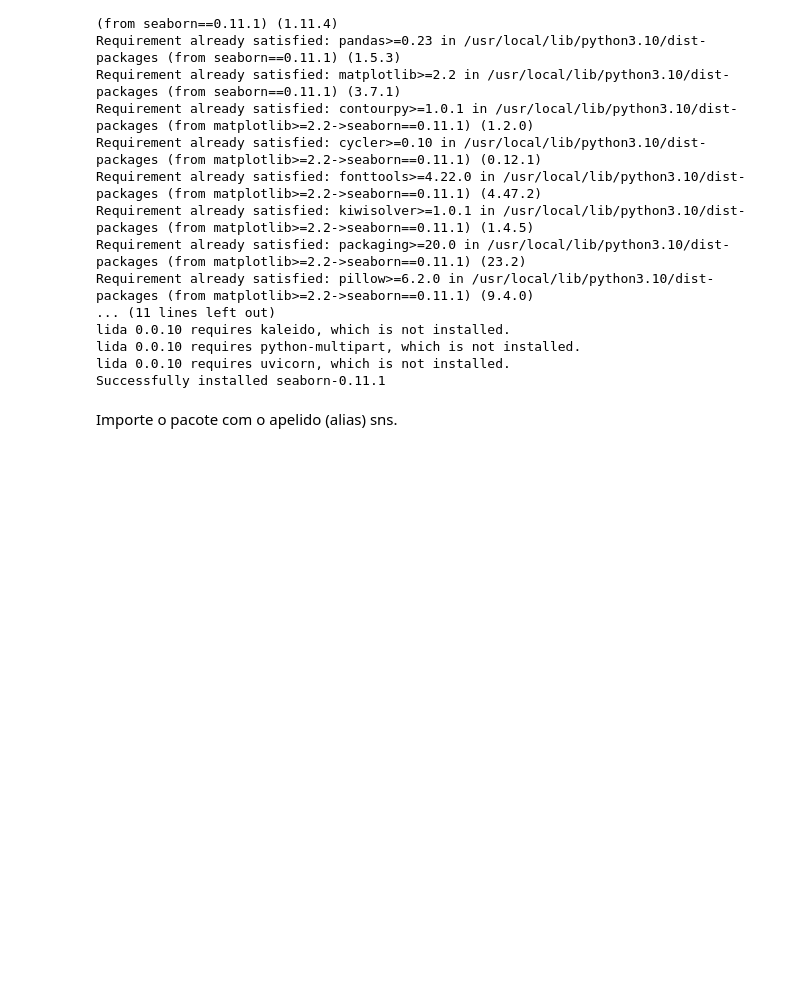
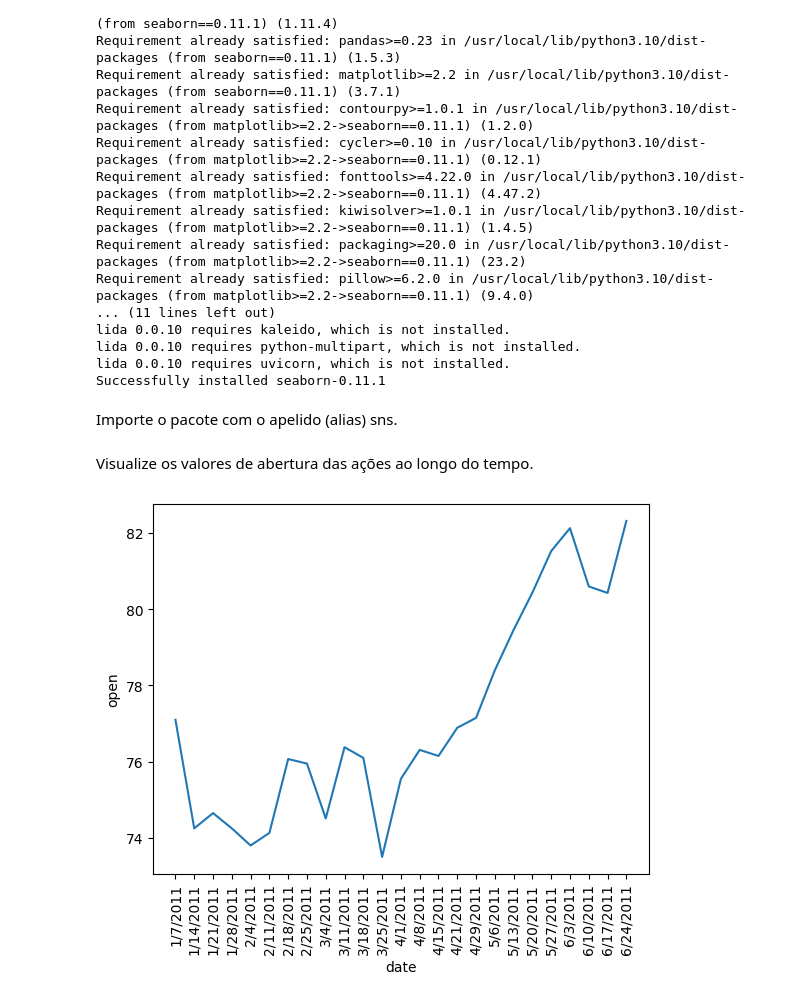
Before and after one commit to PedroHudson/EBAC_Analise_de_Dados, a Jupyter notebook: EBAC_Analista_de_Dados_Modulo_8_Exercícios.ipynb, the cells around one changed output. Cells and saved outputs as stored; diff of their text form; code cells hidden in the pictures; blank space fills up the shorter version.

```diff
--- a/EBAC_Analista_de_Dados_Modulo_8_Exercícios.ipynb
+++ b/EBAC_Analista_de_Dados_Modulo_8_Exercícios.ipynb
@@ -325,3 +325,10 @@ Successfully installed seaborn-0.11.1
 Importe o pacote com o apelido (alias) sns.
 # %%
 import seaborn as sns
+# %% [markdown]
+Visualize os valores de abertura das ações ao longo do tempo.
+# %%
+plot = sns.lineplot(x="date", y="open", data=df_mcd)
+_ = plot.set_xticklabels(labels=df_mcd['date'], rotation=90)
+# %% [output]
+[figure, added]
```
Also changed, not shown: parts of 4 cells of this notebook.
